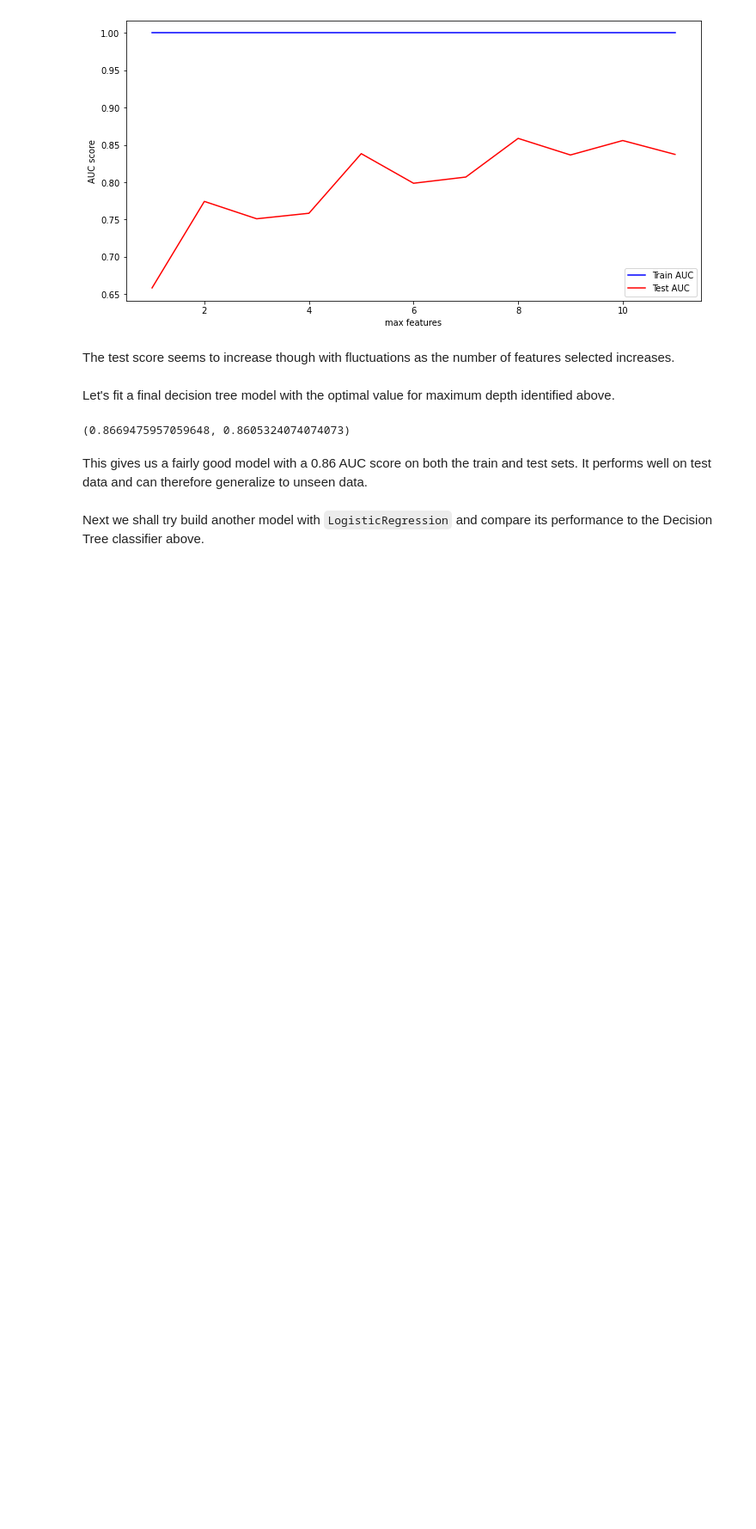
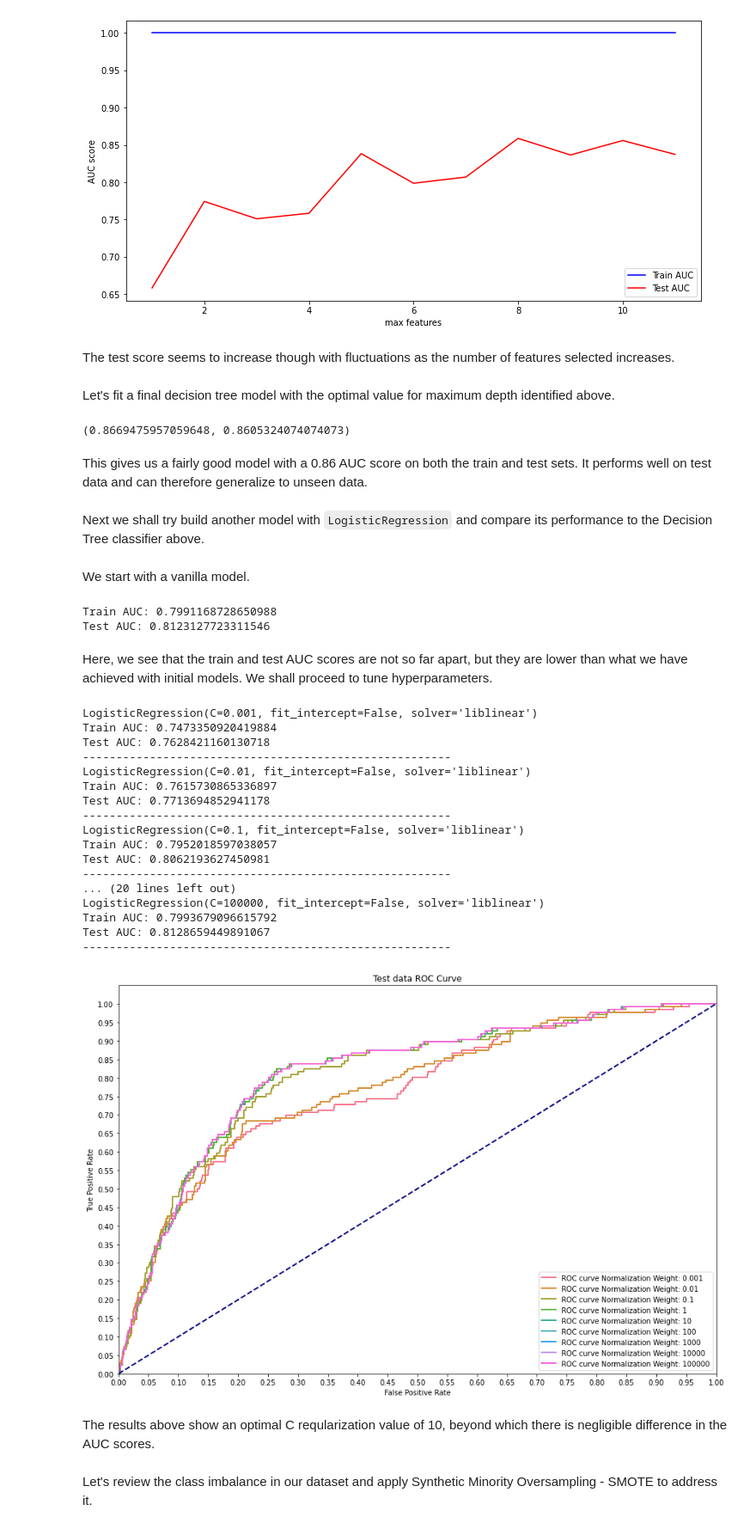
Before and after one commit to Collin9726/Predicting_Customer_Churn_At_SyriaTel, a Jupyter notebook: index.ipynb, the cells around one changed output. Shown at 86% size. Cells and saved outputs as stored; diff of their text form; code cells hidden in the pictures; blank space fills up the shorter version.

Commit message:
Built and tuned a Logistic Regression model

```diff
--- a/index.ipynb
+++ b/index.ipynb
@@ -444,0 +451,77 @@
+# %% [markdown]
+We start with a vanilla model.
+# %%
+# Initial Model
+logreg = LogisticRegression(fit_intercept=False, solver='liblinear')
+
+y_score = logreg.fit(X_train_preprocessed, y_train).decision_function(X_train_preprocessed)
+fpr, tpr, thresholds = roc_curve(y_train, y_score)
+print('Train AUC: {}'.format(auc(fpr, tpr)))
+
+y_score = logreg.decision_function(X_test_preprocessed)
+fpr, tpr, thresholds = roc_curve(y_test, y_score)
+print('Test AUC: {}'.format(auc(fpr, tpr)))
+# %% [output]
+Train AUC: 0.7991168728650988
+Test AUC: 0.8123127723311546
+# %% [markdown]
+Here, we see that the train and test AUC scores are not so far apart, but they are lower than what we have achieved with initial models. We shall proceed to tune hyperparameters.
+# %%
+# Compare a different regularization levels
+C_param_range = [0.001, 0.01, 0.1, 1, 10, 100, 1000, 10000, 100000]
+colors = sns.color_palette("husl", 9)
+plt.figure(figsize=(15, 10))
+
+for n, c in enumerate(C_param_range):
+    logreg = LogisticRegression(fit_intercept=False, C=c, solver='liblinear')
+    model_log = logreg.fit(X_train_preprocessed, y_train)
+    print(model_log)
+
+    y_score = logreg.fit(X_train_preprocessed, y_train).decision_function(X_train_preprocessed)
+    fpr, tpr, thresholds = roc_curve(y_train, y_score)
+    print('Train AUC: {}'.format(auc(fpr, tpr)))
+
+    y_score = logreg.decision_function(X_test_preprocessed)
+    fpr, tpr, thresholds = roc_curve(y_test, y_score)
+    print('Test AUC: {}'.format(auc(fpr, tpr)))
+
+    print('-------------------------------------------------------')
+
+    lw = 2
+    plt.plot(fpr, tpr, color=colors[n],
+             lw=lw, label='ROC curve Normalization Weight: {}'.format(C_param_range[n]))
+
+plt.plot([0, 1], [0, 1], color='navy', lw=lw, linestyle='--')
+plt.xlim([0.0, 1.0])
+plt.ylim([0.0, 1.05])
+
+plt.yticks([i/20.0 for i in range(21)])
+plt.xticks([i/20.0 for i in range(21)])
+plt.xlabel('False Positive Rate')
+plt.ylabel('True Positive Rate')
+plt.title('Test data ROC Curve')
+plt.legend(loc='lower right')
+plt.show()
+# %% [output]
+LogisticRegression(C=0.001, fit_intercept=False, solver='liblinear')
+Train AUC: 0.7473350920419884
+Test AUC: 0.7628421160130718
+-------------------------------------------------------
+LogisticRegression(C=0.01, fit_intercept=False, solver='liblinear')
+Train AUC: 0.7615730865336897
+Test AUC: 0.7713694852941178
+-------------------------------------------------------
+LogisticRegression(C=0.1, fit_intercept=False, solver='liblinear')
+Train AUC: 0.7952018597038057
+Test AUC: 0.8062193627450981
+-------------------------------------------------------
+... (20 lines left out)
+LogisticRegression(C=100000, fit_intercept=False, solver='liblinear')
+Train AUC: 0.7993679096615792
+Test AUC: 0.8128659449891067
+-------------------------------------------------------
+[figure, added]
+# %% [markdown]
+The results above show an optimal C reqularization value of 10, beyond which there is negligible difference in the AUC scores.
+# %% [markdown]
+Let's review the class imbalance in our dataset and apply Synthetic Minority Oversampling - SMOTE to address it.
```
Also changed, not shown: parts of 7 cells of this notebook.
